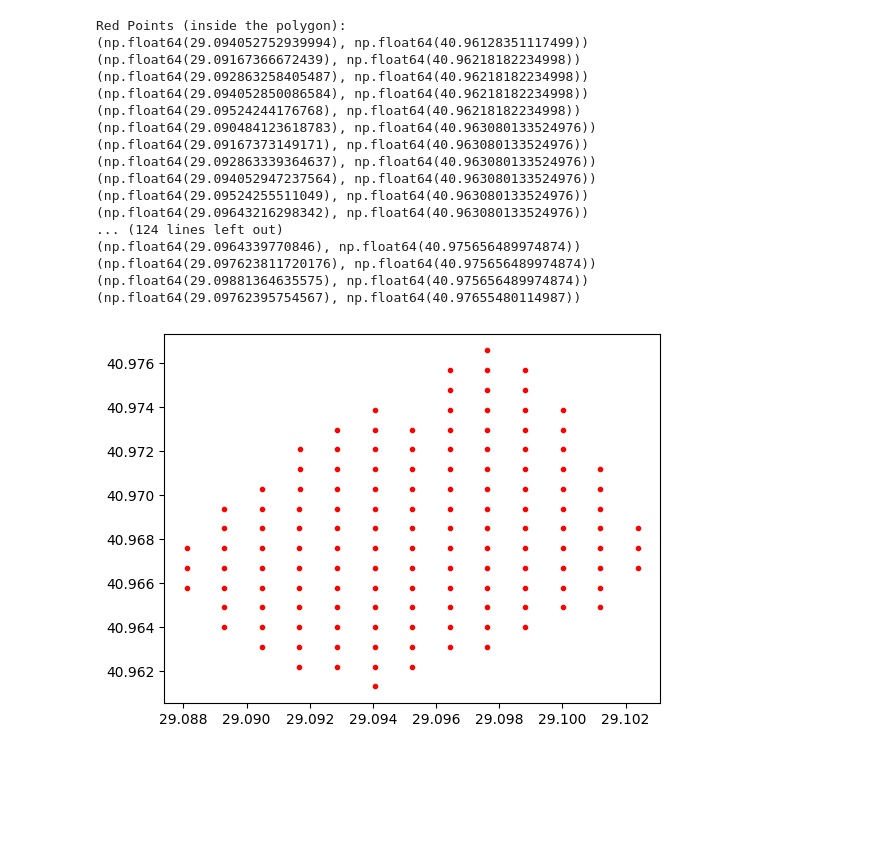
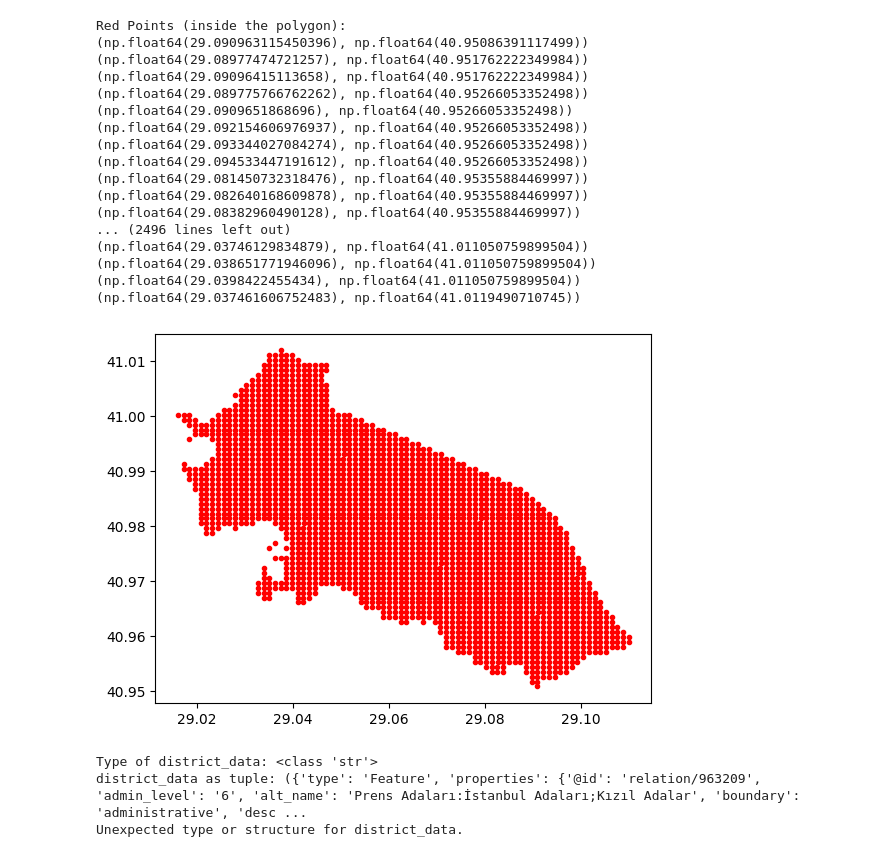
Before and after one commit to devoidoflight/assembly-zone-scraping, a Jupyter notebook: draw_polygon.ipynb, the cells around one changed output. Saved outputs shown, nothing was run; the diff lists cells and outputs as text; code cells hidden in the pictures; blank space fills up the shorter version.

Commit message:
handling and feature
draw_polygon: Multi-polygon handling added
readjson: Directly reading from file

```diff
--- a/draw_polygon.ipynb
+++ b/draw_polygon.ipynb
@@ -127,7 +4838,7 @@ lat_spacing = 100 / 111320
 min_lat = min(latitudes)
 max_lat = max(latitudes)
 lat_lines = np.arange(min_lat, max_lat, lat_spacing)
-
+red_points = []
 # Draw the vertical lines and add dots
 for lat in lat_lines:
     plt.axhline(y=lat, color='red', linestyle='--', linewidth=0.8, label='100m Spacing' if lat == lat_lines[0] else "")
@@ -140,8 +4851,11 @@ for lat in lat_lines:
         point = Point(lon, lat)
         if polygon.contains(point):
             plt.plot(lon, lat, 'ro', markersize=3)  # Red for points inside the polygon
+            red_points.append((lat, lon))
         else:
             plt.plot(lon, lat, 'go', markersize=3)  # Green for points outside the polygon
+
+
 
 plt.legend()
 plt.title("Polygon with Vertical Lines and Highlighted Points")
@@ -154,49 +4868,40 @@ plt.show()
 # %%
-from shapely.geometry import Point, Polygon
-
-# Create the polygon using Shapely
-polygon = Polygon(coordinates)
-
-# List to store coordinates of points inside the polygon
-red_points = []
-
-# Iterate through the latitude lines
-for lat in lat_lines:
-    min_lon = min(longitudes)
-    max_lon = max(longitudes)
-    lon_spacing = 100 / (111320 * np.cos(np.radians(lat)))  # Adjust for longitude scaling
-    lon_points = np.arange(min_lon, max_lon, lon_spacing)
-
-    # Check each point if it is inside the polygon
-    for lon in lon_points:
-        point = Point(lon, lat)
-        if polygon.contains(point):
-            red_points.append((lon, lat))
-
 # Print the coordinates of the red points
 print("Red Points (inside the polygon):")
 for point in red_points:
     print(point)
 
 # Plotting remains the same, but we now mark red points explicitly
 for lon, lat in red_points:
     plt.plot(lon, lat, 'ro', markersize=3)  # Red for points inside the polygon
 # %% [output]
 Red Points (inside the polygon):
-(np.float64(29.094052752939994), np.float64(40.96128351117499))
-(np.float64(29.09167366672439), np.float64(40.96218182234998))
-(np.float64(29.092863258405487), np.float64(40.96218182234998))
-(np.float64(29.094052850086584), np.float64(40.96218182234998))
-(np.float64(29.09524244176768), np.float64(40.96218182234998))
-(np.float64(29.090484123618783), np.float64(40.963080133524976))
-(np.float64(29.09167373149171), np.float64(40.963080133524976))
-(np.float64(29.092863339364637), np.float64(40.963080133524976))
-(np.float64(29.094052947237564), np.float64(40.963080133524976))
-(np.float64(29.09524255511049), np.float64(40.963080133524976))
-(np.float64(29.09643216298342), np.float64(40.963080133524976))
-... (124 lines left out)
-(np.float64(29.0964339770846), np.float64(40.975656489974874))
-(np.float64(29.097623811720176), np.float64(40.975656489974874))
-(np.float64(29.09881364635575), np.float64(40.975656489974874))
-(np.float64(29.09762395754567), np.float64(40.97655480114987))
+(np.float64(29.090963115450396), np.float64(40.95086391117499))
+(np.float64(29.08977474721257), np.float64(40.951762222349984))
+(np.float64(29.09096415113658), np.float64(40.951762222349984))
+(np.float64(29.089775766762262), np.float64(40.95266053352498))
+(np.float64(29.0909651868696), np.float64(40.95266053352498))
+(np.float64(29.092154606976937), np.float64(40.95266053352498))
+(np.float64(29.093344027084274), np.float64(40.95266053352498))
+(np.float64(29.094533447191612), np.float64(40.95266053352498))
+(np.float64(29.081450732318476), np.float64(40.95355884469997))
+(np.float64(29.082640168609878), np.float64(40.95355884469997))
+(np.float64(29.08382960490128), np.float64(40.95355884469997))
+... (2496 lines left out)
+(np.float64(29.03746129834879), np.float64(41.011050759899504))
+(np.float64(29.038651771946096), np.float64(41.011050759899504))
+(np.float64(29.0398422455434), np.float64(41.011050759899504))
+(np.float64(29.037461606752483), np.float64(41.0119490710745))
-[figure, old version]
+[figure, new version]
+# %%
+print(f"Type of district_data: {type( json.dumps(district_data))}")
+if isinstance(district_data, tuple):
+    print("district_data as tuple:", district_data[:5])  # Print first 5 items to inspect structure
+if isinstance(district_data, dict):
+    print("district_data keys:", district_data.keys())
+else:
+    print("Unexpected type or structure for district_data.")
+# %% [output]
+Type of district_data: <class 'str'>
+district_data as tuple: ({'type': 'Feature', 'properties': {'@id': 'relation/963209', 'admin_level': '6', 'alt_name': 'Prens Adaları:İstanbul Adaları;Kızıl Adalar', 'boundary': 'administrative', 'desc ...
+Unexpected type or structure for district_data.
```
Also changed, not shown: parts of 2 cells of this notebook, 2 other files.
